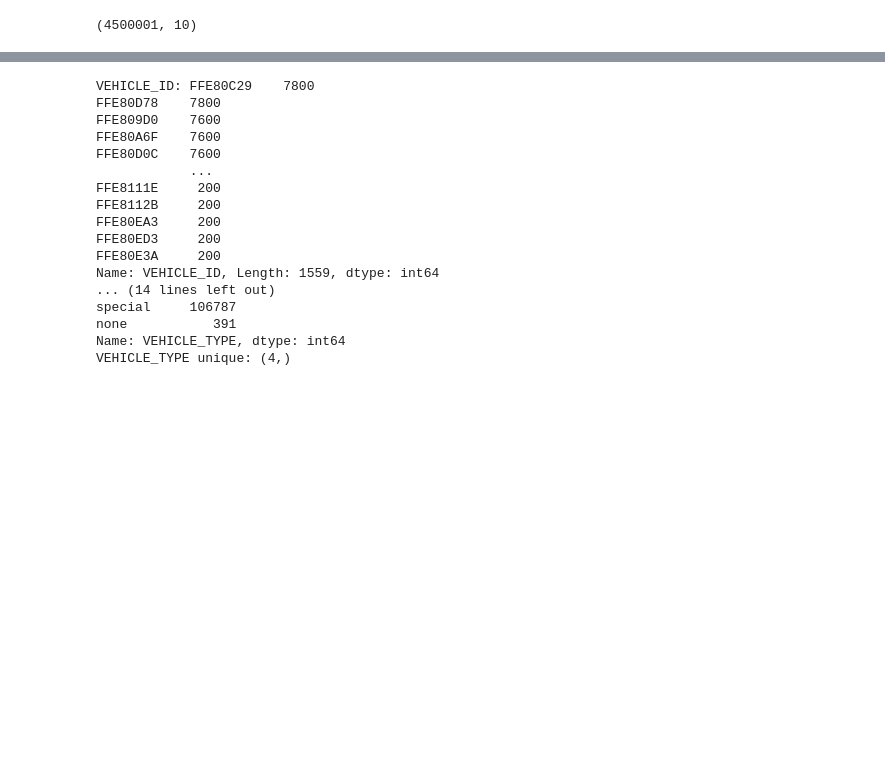
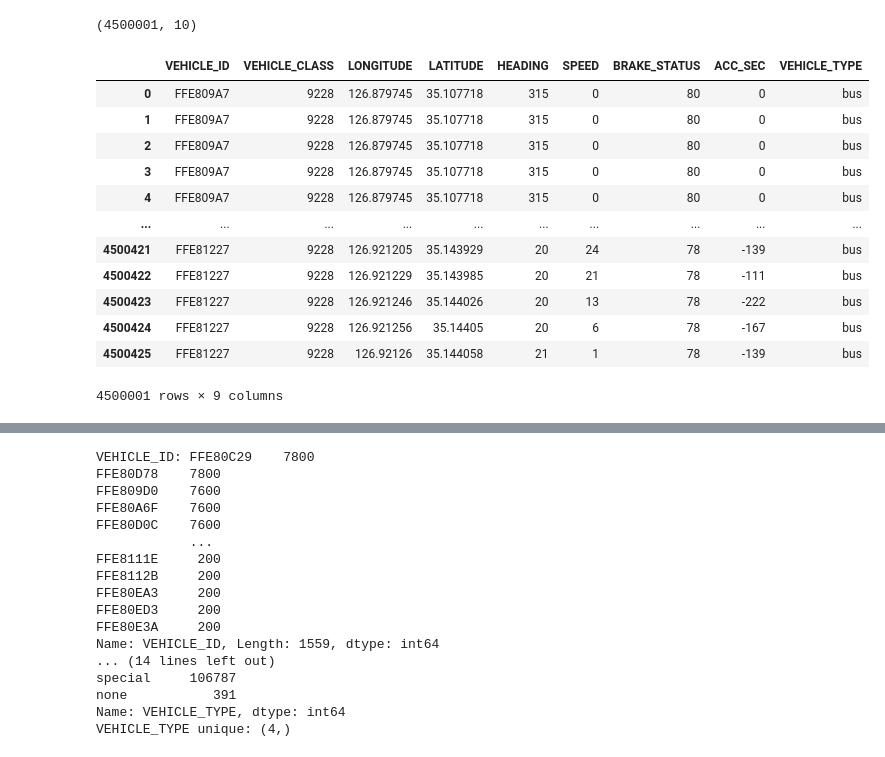
Before and after one commit to aivill-project/v2x_ts, a Jupyter notebook: V2X_preprocess_11.ipynb, the cells around one changed output, grey strips where cells are left out. Saved outputs shown, nothing was run; the diff lists cells and outputs as text; code cells hidden in the pictures; blank space fills up the shorter version.

```diff
--- a/V2X_preprocess_11.ipynb
+++ b/V2X_preprocess_11.ipynb
@@ -101,6 +103,22 @@ dtype: int64
 df11csv.shape
 # %% [output]
 (4500001, 10)
+# %%
+df11csv
+# %% [output]
+|  | VEHICLE_ID | VEHICLE_CLASS | LONGITUDE | LATITUDE | HEADING | SPEED | BRAKE_STATUS | ACC_SEC | VEHICLE_TYPE |
+| 0 | FFE809A7 | 9228 | 126.879745 | 35.107718 | 315 | 0 | 80 | 0 | bus |
+| 1 | FFE809A7 | 9228 | 126.879745 | 35.107718 | 315 | 0 | 80 | 0 | bus |
+| 2 | FFE809A7 | 9228 | 126.879745 | 35.107718 | 315 | 0 | 80 | 0 | bus |
+| 3 | FFE809A7 | 9228 | 126.879745 | 35.107718 | 315 | 0 | 80 | 0 | bus |
+| 4 | FFE809A7 | 9228 | 126.879745 | 35.107718 | 315 | 0 | 80 | 0 | bus |
+| ... | ... | ... | ... | ... | ... | ... | ... | ... | ... |
+| 4500421 | FFE81227 | 9228 | 126.921205 | 35.143929 | 20 | 24 | 78 | -139 | bus |
+| 4500422 | FFE81227 | 9228 | 126.921229 | 35.143985 | 20 | 21 | 78 | -111 | bus |
+| 4500423 | FFE81227 | 9228 | 126.921246 | 35.144026 | 20 | 13 | 78 | -222 | bus |
+| 4500424 | FFE81227 | 9228 | 126.921256 | 35.14405 | 20 | 6 | 78 | -167 | bus |
+| 4500425 | FFE81227 | 9228 | 126.92126 | 35.144058 | 21 | 1 | 78 | -139 | bus |
+4500001 rows × 9 columns
 # %%
 # int or float type이 아닌 값이 있는지 확인
 for col in df11csv.columns:
```
Also changed, not shown: parts of 7 cells of this notebook, 21 other files.
